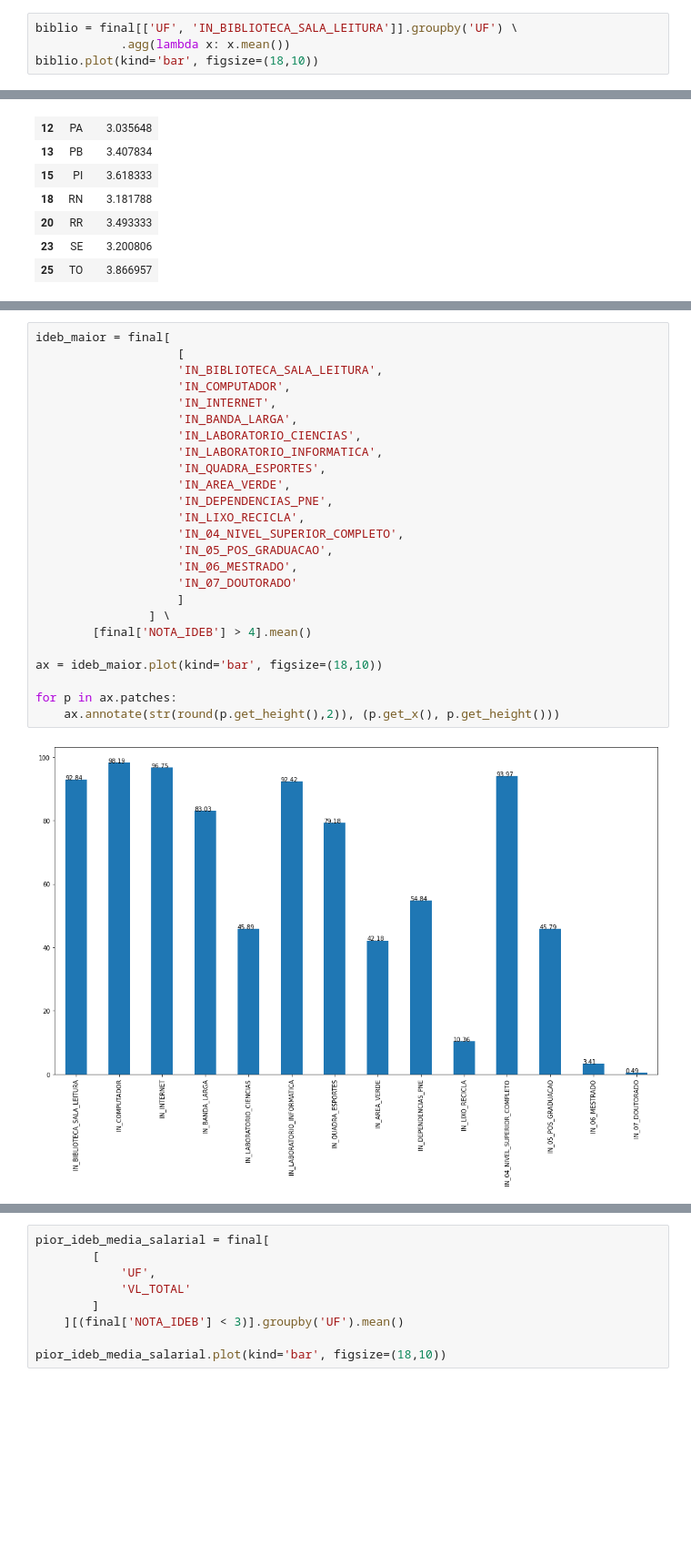
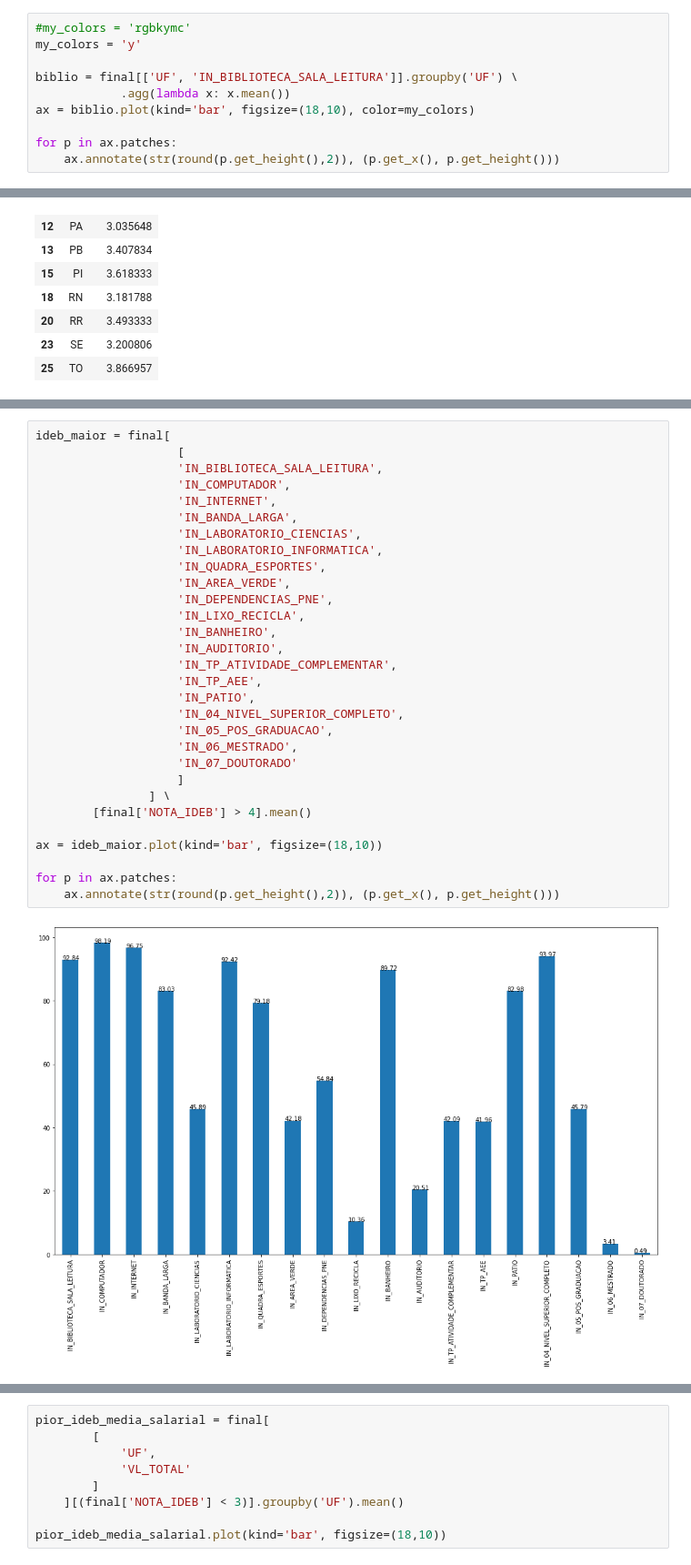
Before and after one commit to matteushc/tcc, a Jupyter notebook: 07-juncao_dados.ipynb, the cells around one changed output, grey strips where cells are left out. Shown: that part at 91% size. Saved outputs shown, nothing was run; the diff lists cells and outputs as text; blank space fills up the shorter version.

```diff
--- a/07-juncao_dados.ipynb
+++ b/07-juncao_dados.ipynb
@@ -163,7 +163,13 @@ labs.plot(kind='bar', figsize=(18,10))
 <matplotlib.axes._subplots.AxesSubplot at 0x...>
 [figure]
 # %%
+#my_colors = 'rgbkymc'
+my_colors = 'y'
+
 biblio = final[['UF', 'IN_BIBLIOTECA_SALA_LEITURA']].groupby('UF') \
             .agg(lambda x: x.mean())
-biblio.plot(kind='bar', figsize=(18,10))
+ax = biblio.plot(kind='bar', figsize=(18,10), color=my_colors)
+
+for p in ax.patches:
+    ax.annotate(str(round(p.get_height(),2)), (p.get_x(), p.get_height()))
 # %% [output]
@@ -358,30 +377,35 @@ dtype: float64
 # %%
 ideb_maior = final[
                     [
                     'IN_BIBLIOTECA_SALA_LEITURA',
                     'IN_COMPUTADOR',
                     'IN_INTERNET',
                     'IN_BANDA_LARGA',
                     'IN_LABORATORIO_CIENCIAS',
                     'IN_LABORATORIO_INFORMATICA',
                     'IN_QUADRA_ESPORTES',
                     'IN_AREA_VERDE',
                     'IN_DEPENDENCIAS_PNE',
                     'IN_LIXO_RECICLA',
+                    'IN_BANHEIRO',
+                    'IN_AUDITORIO',
+                    'IN_TP_ATIVIDADE_COMPLEMENTAR',
+                    'IN_TP_AEE',
+                    'IN_PATIO',
                     'IN_04_NIVEL_SUPERIOR_COMPLETO',
                     'IN_05_POS_GRADUACAO',
                     'IN_06_MESTRADO',
                     'IN_07_DOUTORADO'
                     ]
                 ] \
         [final['NOTA_IDEB'] > 4].mean()
 
 ax = ideb_maior.plot(kind='bar', figsize=(18,10))
 
 for p in ax.patches:
     ax.annotate(str(round(p.get_height(),2)), (p.get_x(), p.get_height()))
 # %% [output]
-[figure, old version]
+[figure, new version]
 # %%
 ideb_menor = final[
                     [
```
Also changed, not shown: parts of 17 cells of this notebook, 2 other files.
